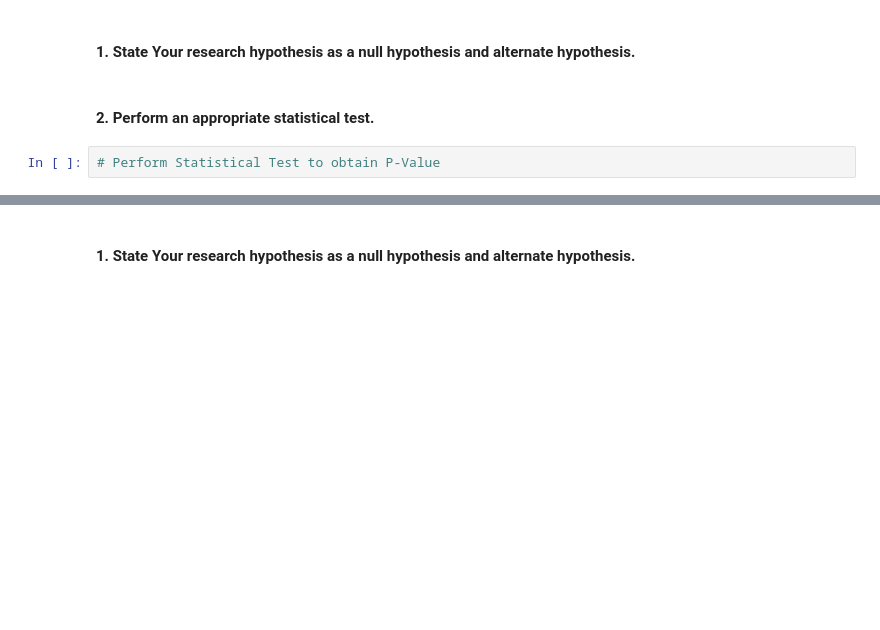
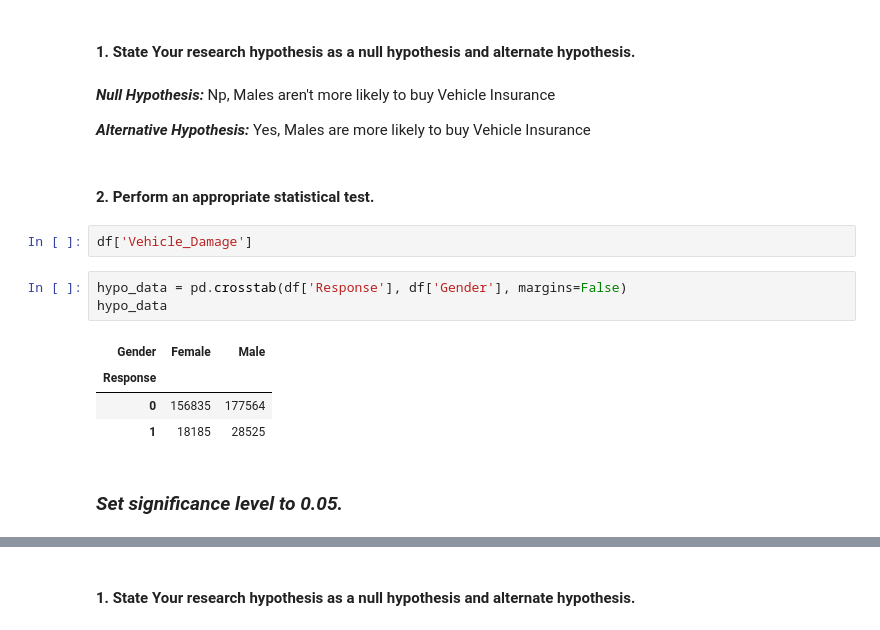
Before and after one commit to akifkashif/Health-Insurance-Prediction--Capstone-Project, a Jupyter notebook: Copy_of_Capstone_of_FINAL_HEALTH_INSURANCE_CROSS_SELL_PREDICTION.ipynb, the cells around one changed output, grey strips where cells are left out. Saved outputs shown, nothing was run; the diff lists cells and outputs as text; blank space fills up the shorter version.

```diff
--- a/Copy_of_Capstone_of_FINAL_HEALTH_INSURANCE_CROSS_SELL_PREDICTION.ipynb
+++ b/Copy_of_Capstone_of_FINAL_HEALTH_INSURANCE_CROSS_SELL_PREDICTION.ipynb
@@ -904,6 +951,20 @@ Pairplot helped us in visualizing the relationship among the columns.
 # %% [markdown]
 #### 1. State Your research hypothesis as a null hypothesis and alternate hypothesis.
+# %% [markdown]
+***Null Hypothesis:*** Np, Males aren't more likely to buy Vehicle Insurance
+
+***Alternative Hypothesis:*** Yes, Males are more likely to buy Vehicle Insurance
 # %% [markdown]
 #### 2. Perform an appropriate statistical test.
-# %%
-# Perform Statistical Test to obtain P-Value
+# %%
+df['Vehicle_Damage']
+# %%
+hypo_data = pd.crosstab(df['Response'], df['Gender'], margins=False)
+hypo_data
+# %% [output]
+| Gender | Female | Male |
+| Response |  |  |
+| 0 | 156835 | 177564 |
+| 1 | 18185 | 28525 |
+# %% [markdown]
+### ***Set significance level to 0.05.***
```
Also changed, not shown: parts of 34 cells of this notebook.
